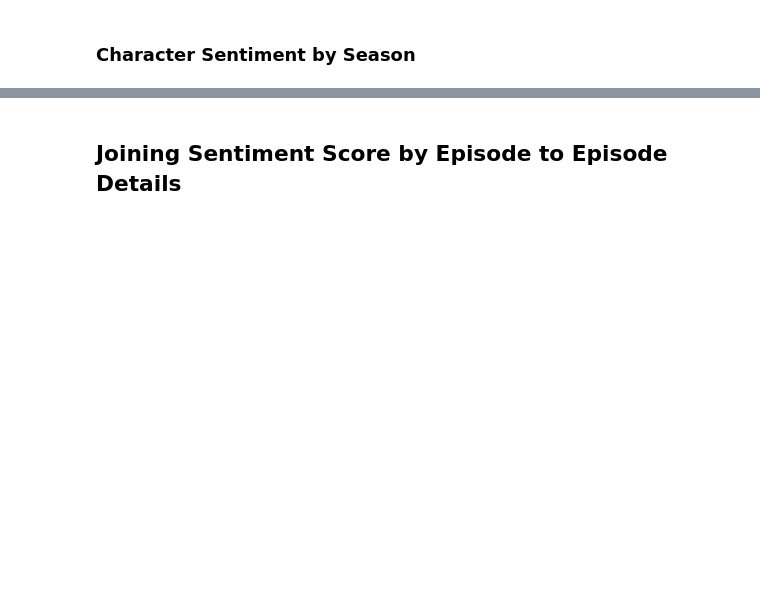
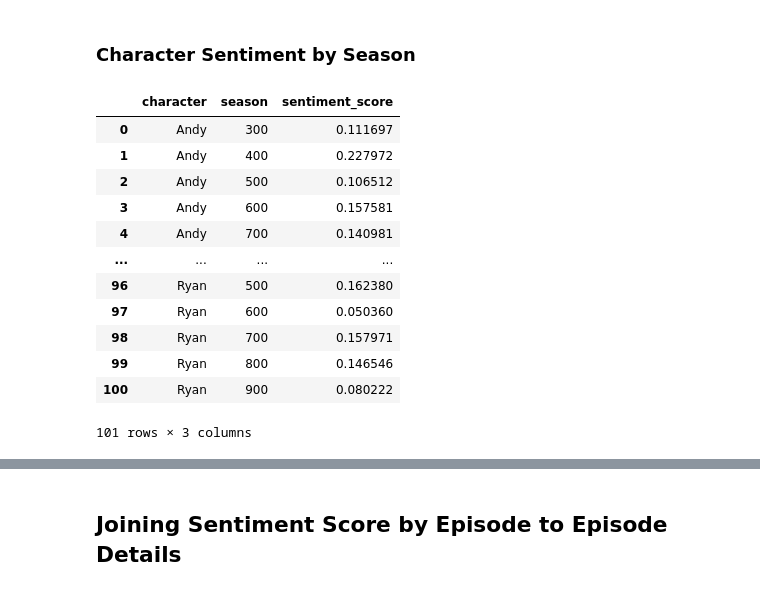
Before and after one commit to Kiehl012/Threat_Level_Midnight, a Jupyter notebook: Jupyter Notebooks/Sentiment Chart.ipynb, the cells around one changed output, grey strips where cells are left out. Saved outputs shown, nothing was run; the diff lists cells and outputs as text; code cells hidden in the pictures; blank space fills up the shorter version.

```diff
--- a/Jupyter Notebooks/Sentiment Chart.ipynb
+++ b/Jupyter Notebooks/Sentiment Chart.ipynb
@@ -68,9 +144,23 @@ df4
 # %%
 #Character Sentiment by Season
 new_df2 = new_df[['character', 'season','sentiment_score']]
 new_df2 = new_df2.groupby(['character','season'],as_index= False).mean()
-new_df2 =
+
 new_df2
+# %% [output]
+|  | character | season | sentiment_score |
+| 0 | Andy | 300 | 0.111697 |
+| 1 | Andy | 400 | 0.227972 |
+| 2 | Andy | 500 | 0.106512 |
+| 3 | Andy | 600 | 0.157581 |
+| 4 | Andy | 700 | 0.140981 |
+| ... | ... | ... | ... |
+| 96 | Ryan | 500 | 0.162380 |
+| 97 | Ryan | 600 | 0.050360 |
+| 98 | Ryan | 700 | 0.157971 |
+| 99 | Ryan | 800 | 0.146546 |
+| 100 | Ryan | 900 | 0.080222 |
+101 rows × 3 columns
 # %%
 #Pivot Table of Characters sentiment by season
 graph_data2 = new_df2.pivot(index='character', columns='season', values='sentiment_score')
```
Also changed, not shown: parts of 15 cells of this notebook, 4 other files.
